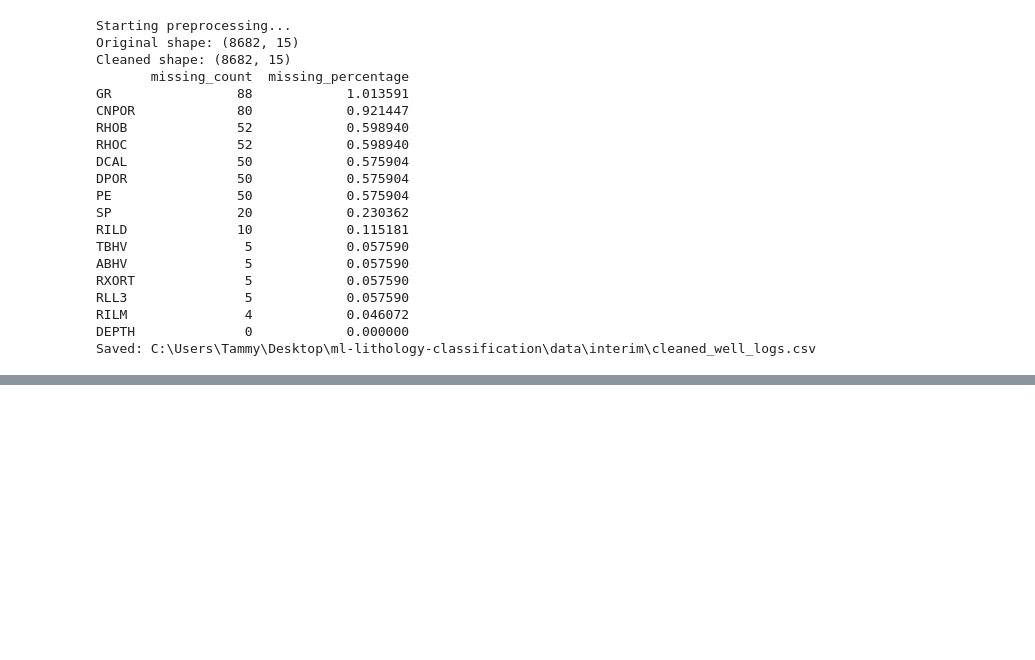
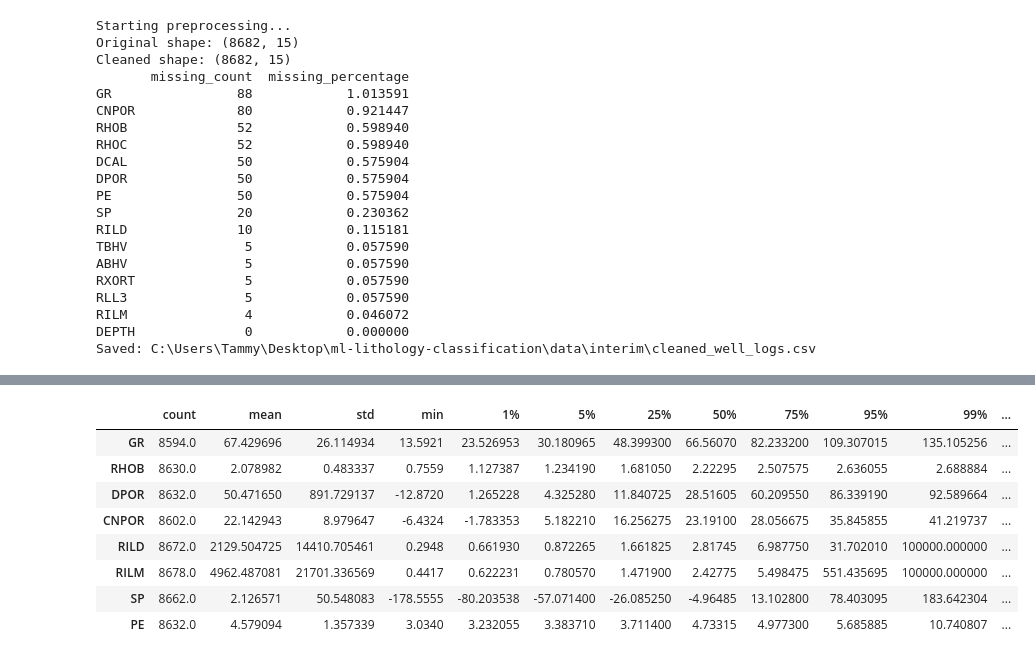
Before and after one commit to Tam-Davies/ml-lithology-classification, a Jupyter notebook: notebooks/exploratory_data_analysis.ipynb, the cells around one changed output, grey strips where cells are left out. Cells and saved outputs as stored; diff of their text form; code cells hidden in the pictures; blank space fills up the shorter version.

```diff
--- a/notebooks/exploratory_data_analysis.ipynb
+++ b/notebooks/exploratory_data_analysis.ipynb
@@ -214,3 +214,19 @@ RLL3               5            0.057590
 RILM               4            0.046072
 DEPTH              0            0.000000
 Saved: C:\Users\Tammy\Desktop\ml-lithology-classification\data\interim\cleaned_well_logs.csv
+# %%
+from src.lithology.features.engineering import PetrophysicalFeatureEngineer
+
+engineer = PetrophysicalFeatureEngineer(cleaned_df)
+
+featured_df = engineer.transform(
+    vshale_method="pre_tertiary"
+)
+
+print("Feature dataset:", featured_df.shape)
+display(featured_df.head())
+
+featured_df.to_csv(
+    PROJECT_ROOT / "data" / "processed" / "featured_well_logs.csv",
+    index=False
+)
@@ -216,0 +241,19 @@ Saved: C:\Users\Tammy\Desktop\ml-lithology-classification\data\interim\cleaned_w
+# %%
+columns = [
+    "GR", "RHOB", "DPOR", "CNPOR",
+    "RILD", "RILM", "SP", "PE"
+]
+
+display(featured_df[columns].describe(
+    percentiles=[0.01, 0.05, 0.25, 0.50, 0.75, 0.95, 0.99]
+).T)
+# %% [output]
+|  | count | mean | std | min | 1% | 5% | 25% | 50% | 75% | 95% | 99% | ... |
+| GR | 8594.0 | 67.429696 | 26.114934 | 13.5921 | 23.526953 | 30.180965 | 48.399300 | 66.56070 | 82.233200 | 109.307015 | 135.105256 | ... |
+| RHOB | 8630.0 | 2.078982 | 0.483337 | 0.7559 | 1.127387 | 1.234190 | 1.681050 | 2.22295 | 2.507575 | 2.636055 | 2.688884 | ... |
+| DPOR | 8632.0 | 50.471650 | 891.729137 | -12.8720 | 1.265228 | 4.325280 | 11.840725 | 28.51605 | 60.209550 | 86.339190 | 92.589664 | ... |
+| CNPOR | 8602.0 | 22.142943 | 8.979647 | -6.4324 | -1.783353 | 5.182210 | 16.256275 | 23.19100 | 28.056675 | 35.845855 | 41.219737 | ... |
+| RILD | 8672.0 | 2129.504725 | 14410.705461 | 0.2948 | 0.661930 | 0.872265 | 1.661825 | 2.81745 | 6.987750 | 31.702010 | 100000.000000 | ... |
+| RILM | 8678.0 | 4962.487081 | 21701.336569 | 0.4417 | 0.622231 | 0.780570 | 1.471900 | 2.42775 | 5.498475 | 551.435695 | 100000.000000 | ... |
+| SP | 8662.0 | 2.126571 | 50.548083 | -178.5555 | -80.203538 | -57.071400 | -26.085250 | -4.96485 | 13.102800 | 78.403095 | 183.642304 | ... |
+| PE | 8632.0 | 4.579094 | 1.357339 | 3.0340 | 3.232055 | 3.383710 | 3.711400 | 4.73315 | 4.977300 | 5.685885 | 10.740807 | ... |
```
Also changed, not shown: parts of 5 cells of this notebook, 6 other files.
